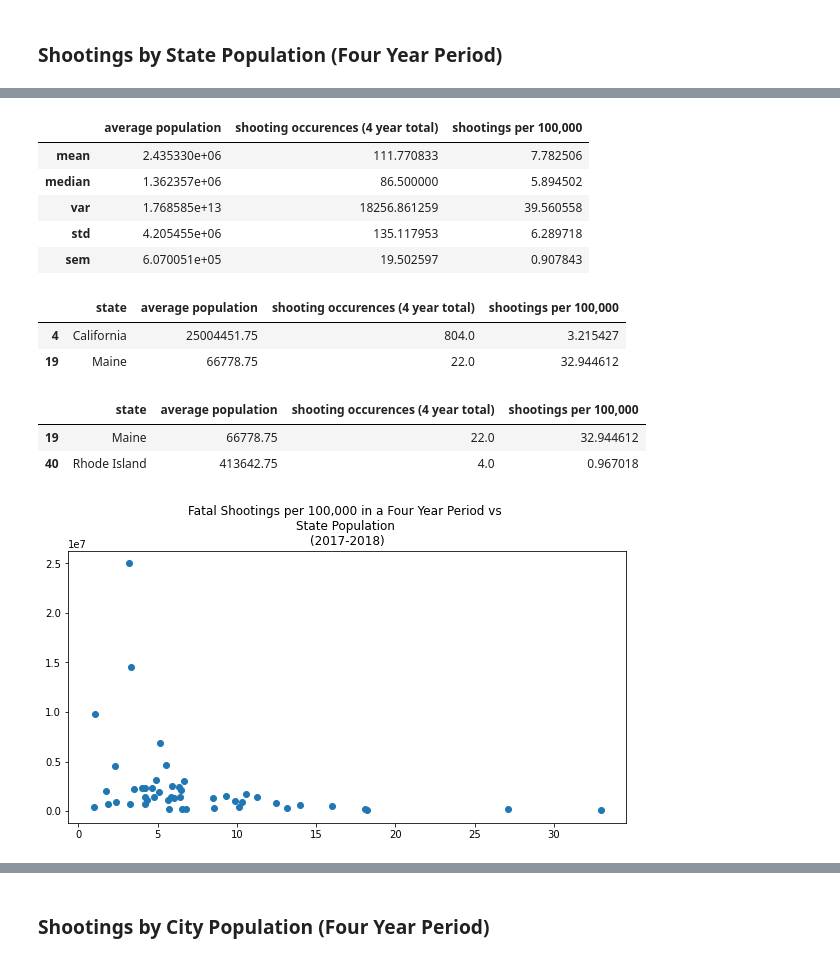
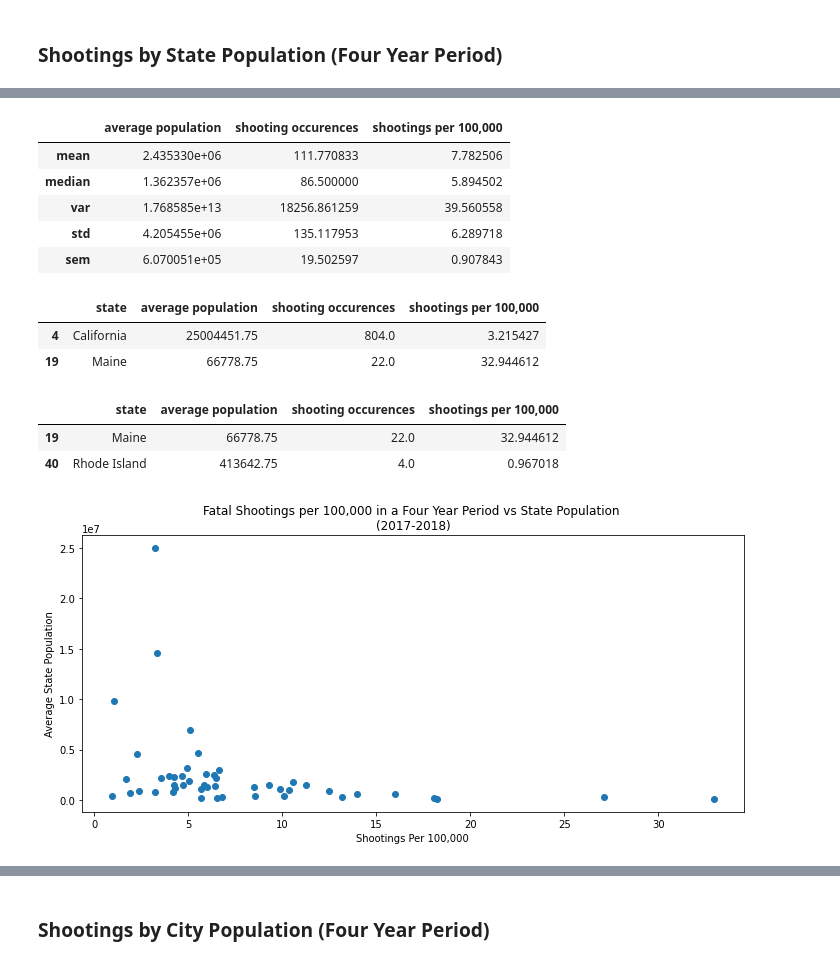
Before and after one commit to szerpa17/fatal-police-shootings, a Jupyter notebook: Analysis_SZ.ipynb, the cells around one changed output, grey strips where cells are left out. Cells and saved outputs as stored; diff of their text form; code cells hidden in the pictures.

Commit message:
updated plots

```diff
--- a/Analysis_SZ.ipynb
+++ b/Analysis_SZ.ipynb
@@ -170,7 +175,7 @@ state_avg_pop_df = state_avg_pop_df.rename(columns={'Average': 'average populati
 shooting_state_info = shootings_df[['state', 'id']]
 shooting_state_df = shooting_state_info.groupby('state')[['id']].count()
 shooting_state_df = shooting_state_df.reset_index()
-shooting_state_df = shooting_state_df.rename(columns={'id': 'shooting occurences (4 year total)'})
+shooting_state_df = shooting_state_df.rename(columns={'id': 'shooting occurences'})
 
 #Table Merge
 state_pop_shooting_comparison = pd.merge(state_avg_pop_df,
@@ -180,7 +185,7 @@ state_pop_shooting_comparison = pd.merge(state_avg_pop_df,
 
 four_year_state_pop_shooting_comparison = state_pop_shooting_comparison.dropna()
 four_year_state_pop_shooting_comparison['shootings per 100,000'] = (
-                                four_year_state_pop_shooting_comparison['shooting occurences (4 year total)']/
+                                four_year_state_pop_shooting_comparison['shooting occurences']/
                                 four_year_state_pop_shooting_comparison['average population']) * 100000
 
 four_year_state_pop_shooting_comparison
@@ -217,7 +222,7 @@ four_year_state_df = four_year_state_df.rename(columns={'mean': 'Mean',
                                                         'sem': 'SEM'})
 four_year_state_df
 # %% [output]
-|  | average population | shooting occurences (4 year total) | shootings per 100,000 |
+|  | average population | shooting occurences | shootings per 100,000 |
 | mean | 2.435330e+06 | 111.770833 | 7.782506 |
 | median | 1.362357e+06 | 86.500000 | 5.894502 |
 | var | 1.768585e+13 | 18256.861259 | 39.560558 |
@@ -233,7 +238,7 @@ four_year_state_pop_shooting_comparison.loc[((four_year_state_pop_shooting_compa
                                              ==
                                             four_year_state_pop_shooting_comparison['average population'].min()))]
 # %% [output]
-|  | state | average population | shooting occurences (4 year total) | shootings per 100,000 |
+|  | state | average population | shooting occurences | shootings per 100,000 |
 | 4 | California | 25004451.75 | 804.0 | 3.215427 |
 | 19 | Maine | 66778.75 | 22.0 | 32.944612 |
 # %%
@@ -245,6 +250,6 @@ four_year_state_pop_shooting_comparison.loc[((four_year_state_pop_shooting_compa
                                              ==
                                             four_year_state_pop_shooting_comparison['shootings per 100,000'].min()))]
 # %% [output]
-|  | state | average population | shooting occurences (4 year total) | shootings per 100,000 |
+|  | state | average population | shooting occurences | shootings per 100,000 |
 | 19 | Maine | 66778.75 | 22.0 | 32.944612 |
 | 40 | Rhode Island | 413642.75 | 4.0 | 0.967018 |
@@ -255,16 +256,18 @@ four_year_state_pop_shooting_comparison.loc[((four_year_state_pop_shooting_compa
 # %%
 # Plot
 plt.figure(figsize=(10,5))
 plt.scatter(four_year_state_pop_shooting_comparison['shootings per 100,000'],
             four_year_state_pop_shooting_comparison['average population'])
 
-plt.title('Fatal Shootings per 100,000 in a Four Year Period vs \nState Population \n(2017-2018)')
-
+plt.title('Fatal Shootings per 100,000 in a Four Year Period vs State Population \n(2017-2018)')
+plt.xlabel('Shootings Per 100,000')
+plt.ylabel('Average State Population')
 # Export plot image
 plt.savefig('images/High Level_State Population Vs. Per Capita Shooting Fatalities.png')
+plt.tight_layout()
 plt.show()
 # %% [output]
-[figure, old version]
+[figure, new version]
 # %%
 x = four_year_state_pop_shooting_comparison['shootings per 100,000']
 y = four_year_state_pop_shooting_comparison['average population']
```
Also changed, not shown: parts of 10 cells of this notebook, 13 other files.
